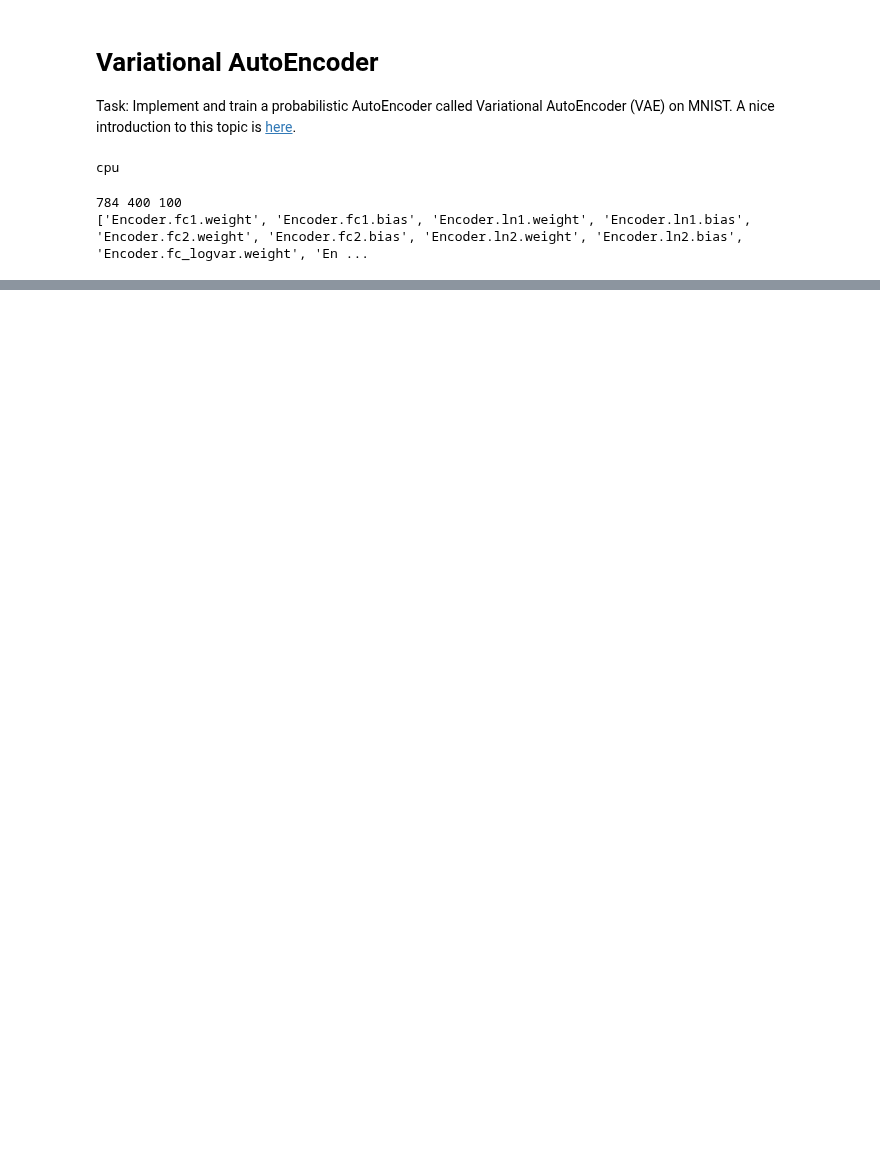
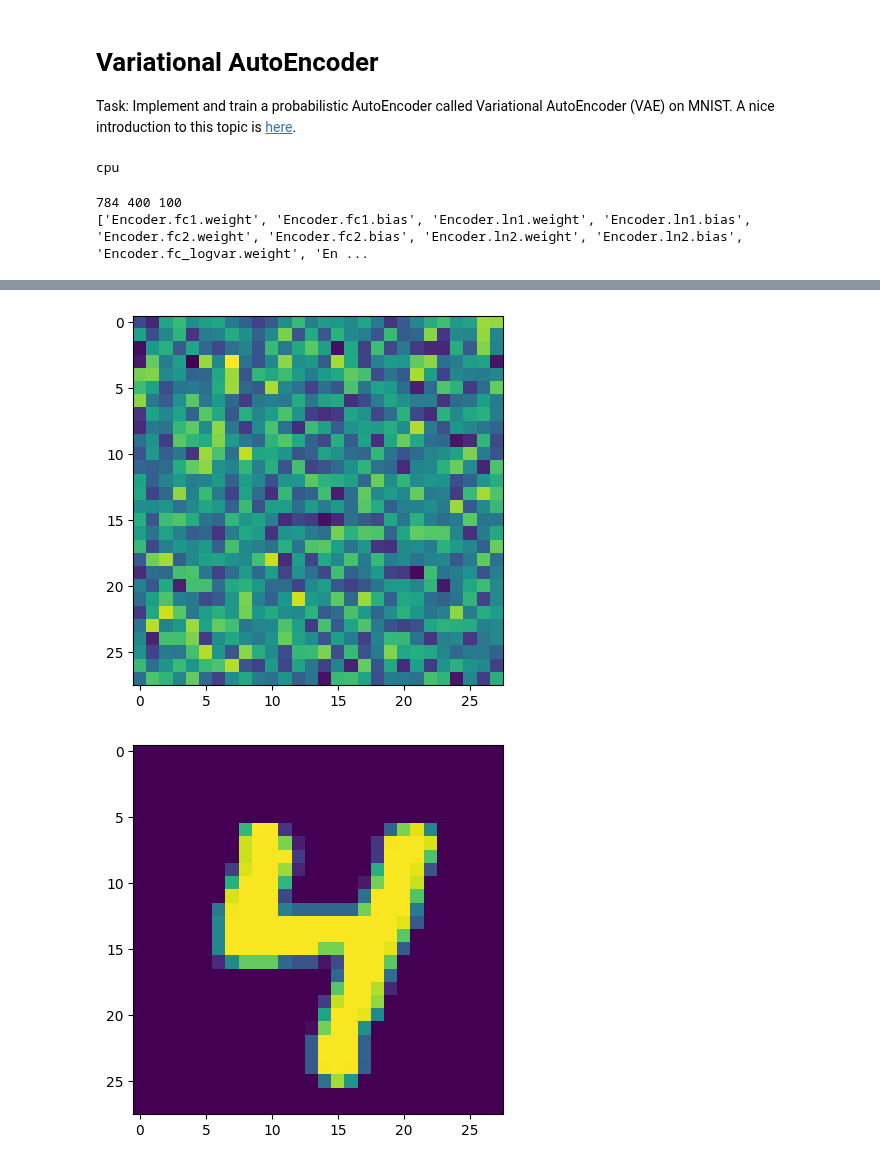
Before and after one commit to Jokilos/ML-stuff, a Jupyter notebook: 1.2/VR/lab03/VAE.ipynb, the cells around one changed output, grey strips where cells are left out. Drawn from its saved outputs; the diff is of its cells as text; code cells hidden in the pictures; blank space fills up the shorter version.

```diff
--- a/1.2/VR/lab03/VAE.ipynb
+++ b/1.2/VR/lab03/VAE.ipynb
@@ -193,7 +189,8 @@ def show_images(x, n_samples = 3, x_hat = None):
 # %%
 model.train()
-epochs = 200
+epochs = 10
 
+losses = []
 for epoch in range(epochs):
     overall_loss = 0
     for i, (x, _) in enumerate(train_loader):
@@ -205,17 +202,17 @@ for epoch in range(epochs):
         x, x_hat, mean, log_var = model(x)
         loss = loss_function(x, x_hat, mean, log_var, iter = i)
 
-        # if (i % 70 == 0):
-            # print(f'{loss=}')
-
-        # if (i == 0):
-            # show_images(x, 1)
-            # show_images(x_hat.detach(), 1)
+        if i == 0:
+            print(f'{loss=}')
+            if epoch % 2 == 0:
+                show_images(x, 1, x_hat)
 
         overall_loss += loss.item()
 
         loss.backward()
         optimizer.step()
 
-    print("\tEpoch", epoch + 1, "Average Loss: ", overall_loss / (len(train_loader) * batch_size))
+        losses += [loss.item()]
+
+    # print("\tEpoch", epoch + 1, "Average Loss: ", overall_loss / (len(train_loader) * batch_size))
 # %% [output]
@@ -238,0 +234,2 @@ recons_loss=tensor(0.0044, grad_fn=<MulBackward0>) KLD=tensor(275.9821, grad_fn=
+[figure, added]
+[figure, added]
```
Also changed, not shown: parts of 11 cells of this notebook.
